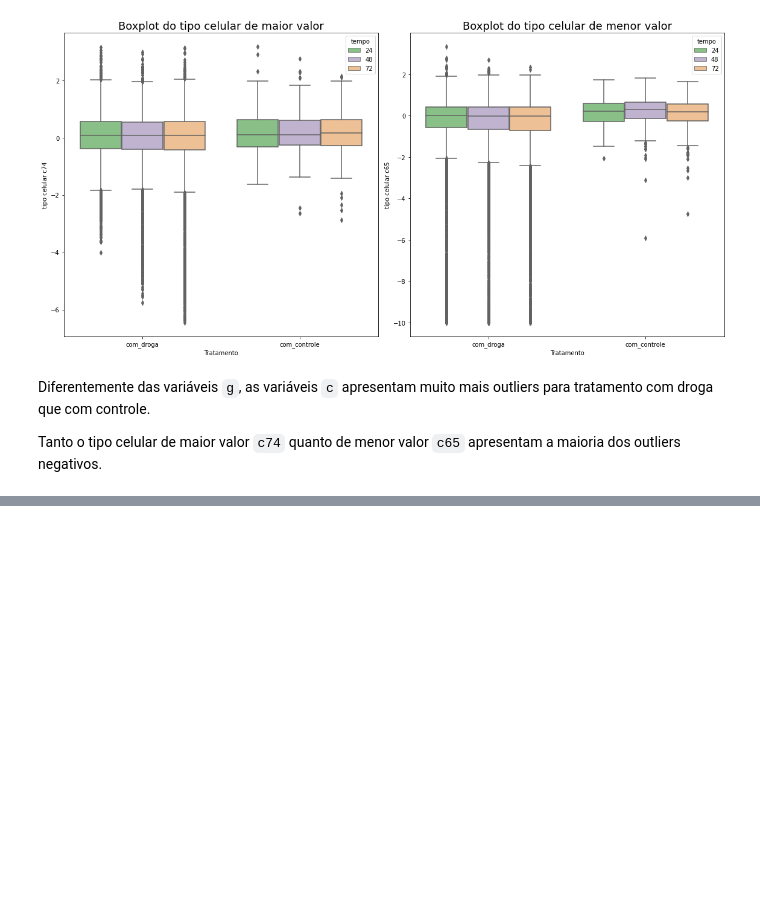
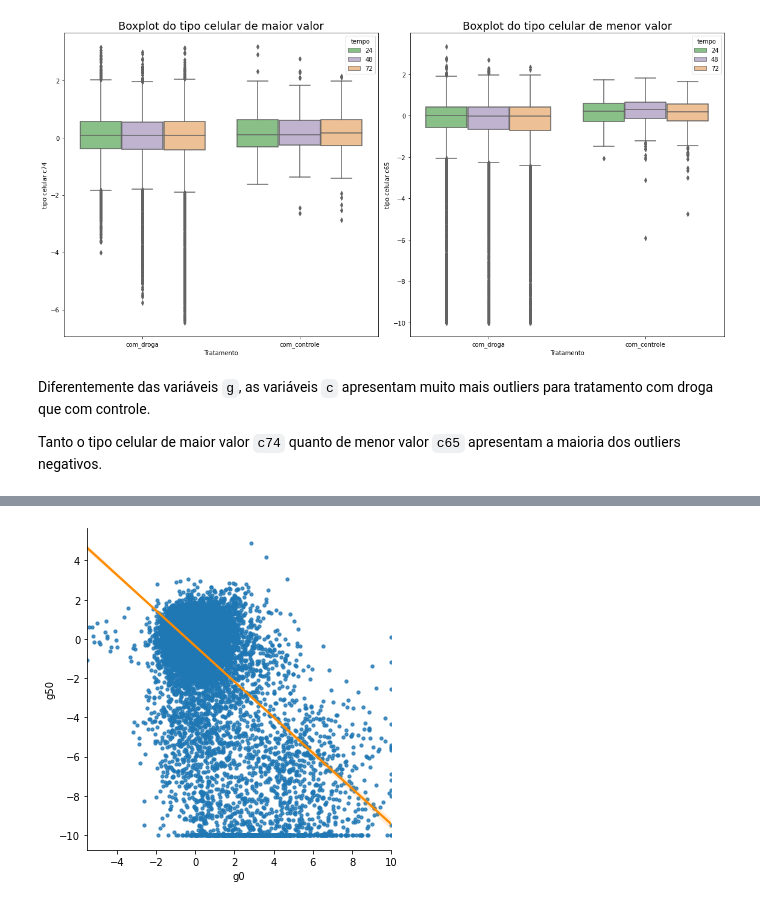
Before and after one commit to marinavillaschi/drug-discovery-analysis, a Jupyter notebook: Análise_de_Novos_Fármacos.ipynb, the cells around one changed output, grey strips where cells are left out. Saved outputs shown, nothing was run; the diff lists cells and outputs as text; code cells hidden in the pictures; blank space fills up the shorter version.

```diff
--- a/Análise_de_Novos_Fármacos.ipynb
+++ b/Análise_de_Novos_Fármacos.ipynb
@@ -495,0 +593,6 @@ Tanto o tipo celular de maior valor `c74` quanto de menor valor `c65` apresentam
+# %%
+# plotando o scatterplot
+sns.lmplot(x='g0', y='g50', scatter_kws={'s':10}, line_kws={'color':'darkorange'}, data=df2)
+plt.show()
+# %% [output]
+[figure, added]
```
Also changed, not shown: parts of 20 cells of this notebook.
